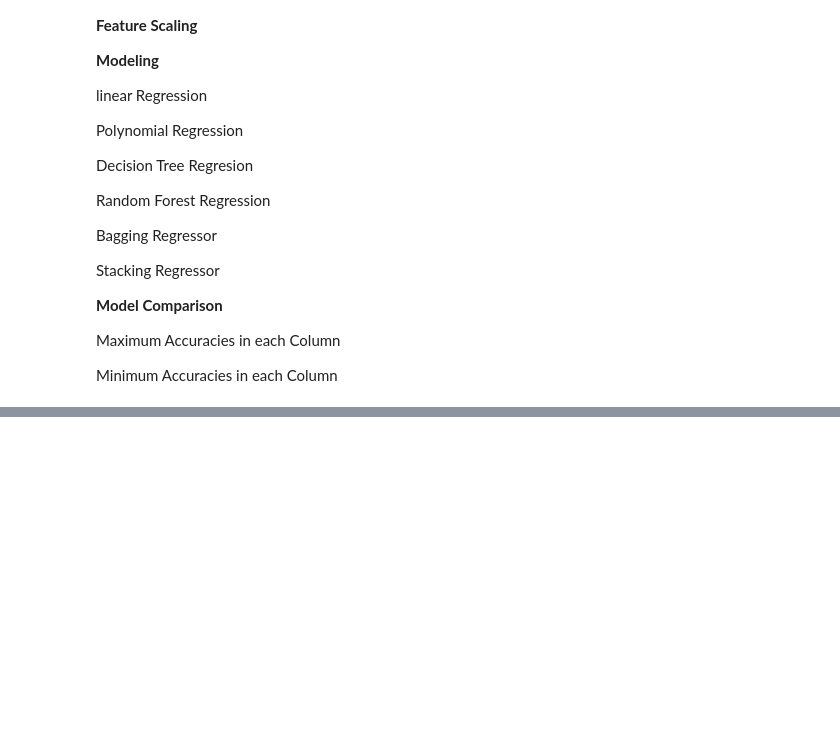
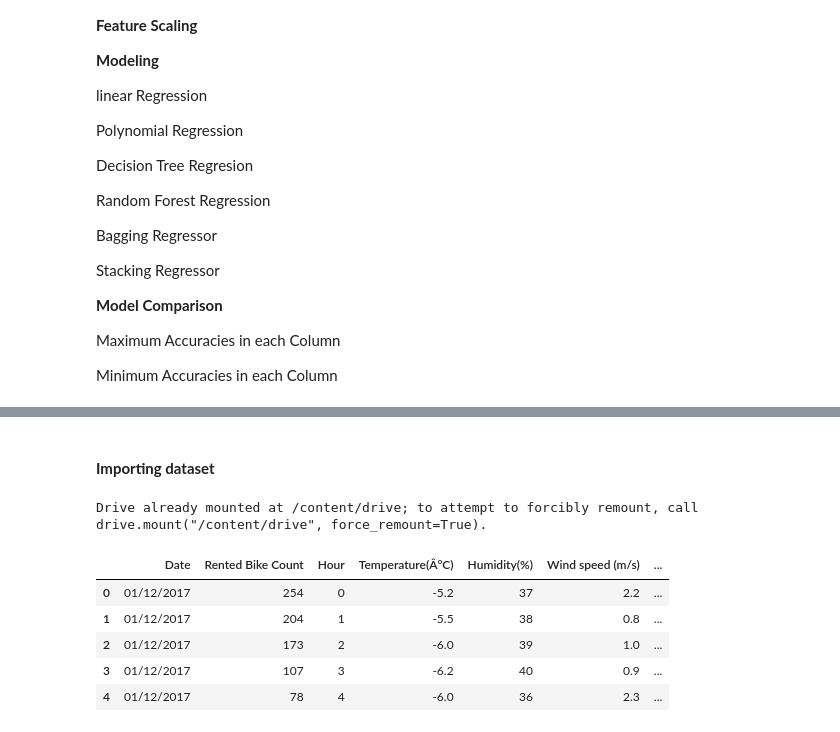
Before and after one commit to Navneet-Nicer/Bike-Sharing-Demand-Prediction, a Jupyter notebook: Regression_Bike_Sharing_Prediction2.ipynb, the cells around one changed output, grey strips where cells are left out. Drawn from its saved outputs; the diff is of its cells as text; code cells hidden in the pictures; blank space fills up the shorter version.

```diff
--- a/Regression_Bike_Sharing_Prediction2.ipynb
+++ b/Regression_Bike_Sharing_Prediction2.ipynb
@@ -113,0 +128,7 @@ Minimum Accuracies in each Column
+# %% [markdown]
+#### **Importing dataset**
+# %%
+from google.colab import drive
+drive.mount('/content/drive')
+# %% [output]
+Drive already mounted at /content/drive; to attempt to forcibly remount, call drive.mount("/content/drive", force_remount=True).
@@ -113,0 +137,10 @@ Minimum Accuracies in each Column
+# %%
+# Dataset View
+df.head(5)
+# %% [output]
+|  | Date | Rented Bike Count | Hour | Temperature(Â°C) | Humidity(%) | Wind speed (m/s) | ... |
+| 0 | 01/12/2017 | 254 | 0 | -5.2 | 37 | 2.2 | ... |
+| 1 | 01/12/2017 | 204 | 1 | -5.5 | 38 | 0.8 | ... |
+| 2 | 01/12/2017 | 173 | 2 | -6.0 | 39 | 1.0 | ... |
+| 3 | 01/12/2017 | 107 | 3 | -6.2 | 40 | 0.9 | ... |
+| 4 | 01/12/2017 | 78 | 4 | -6.0 | 36 | 2.3 | ... |
```
Also changed, not shown: parts of 23 cells of this notebook.
